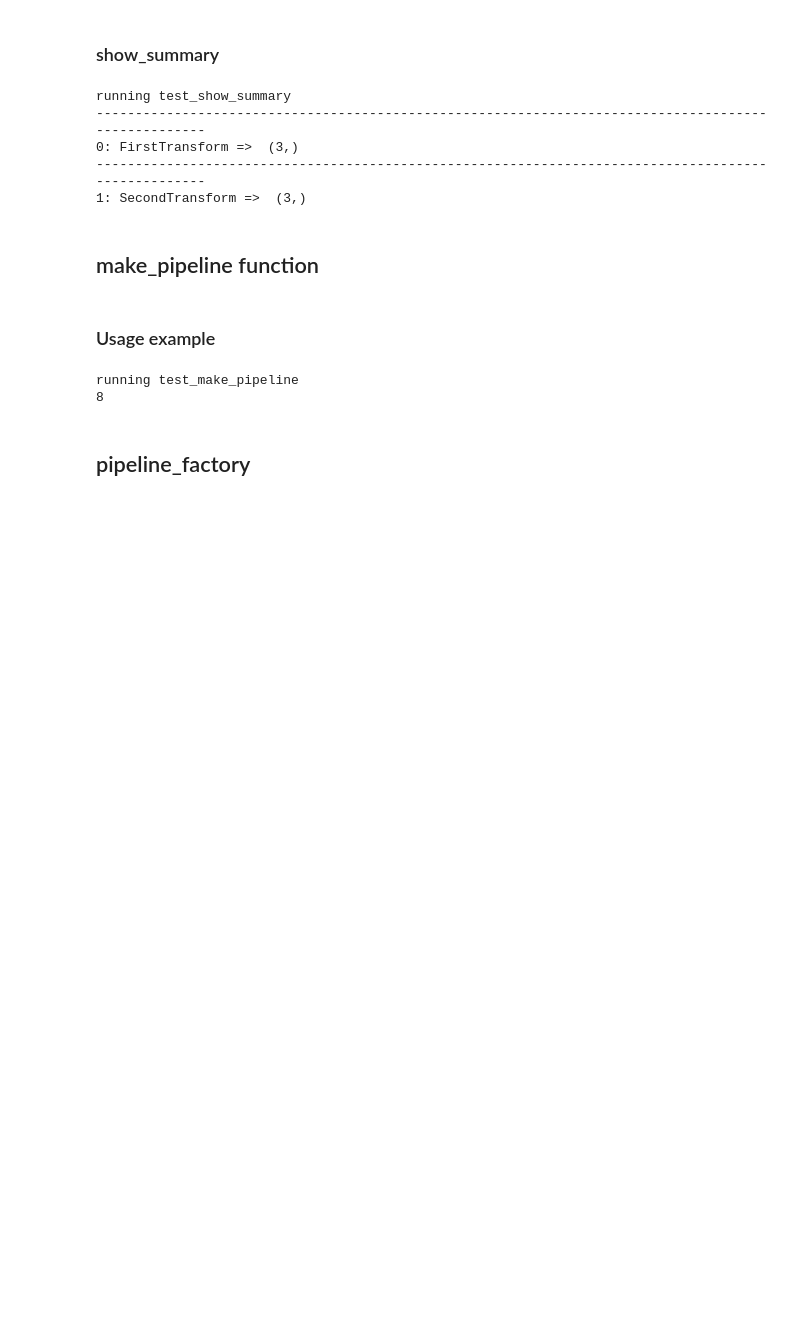
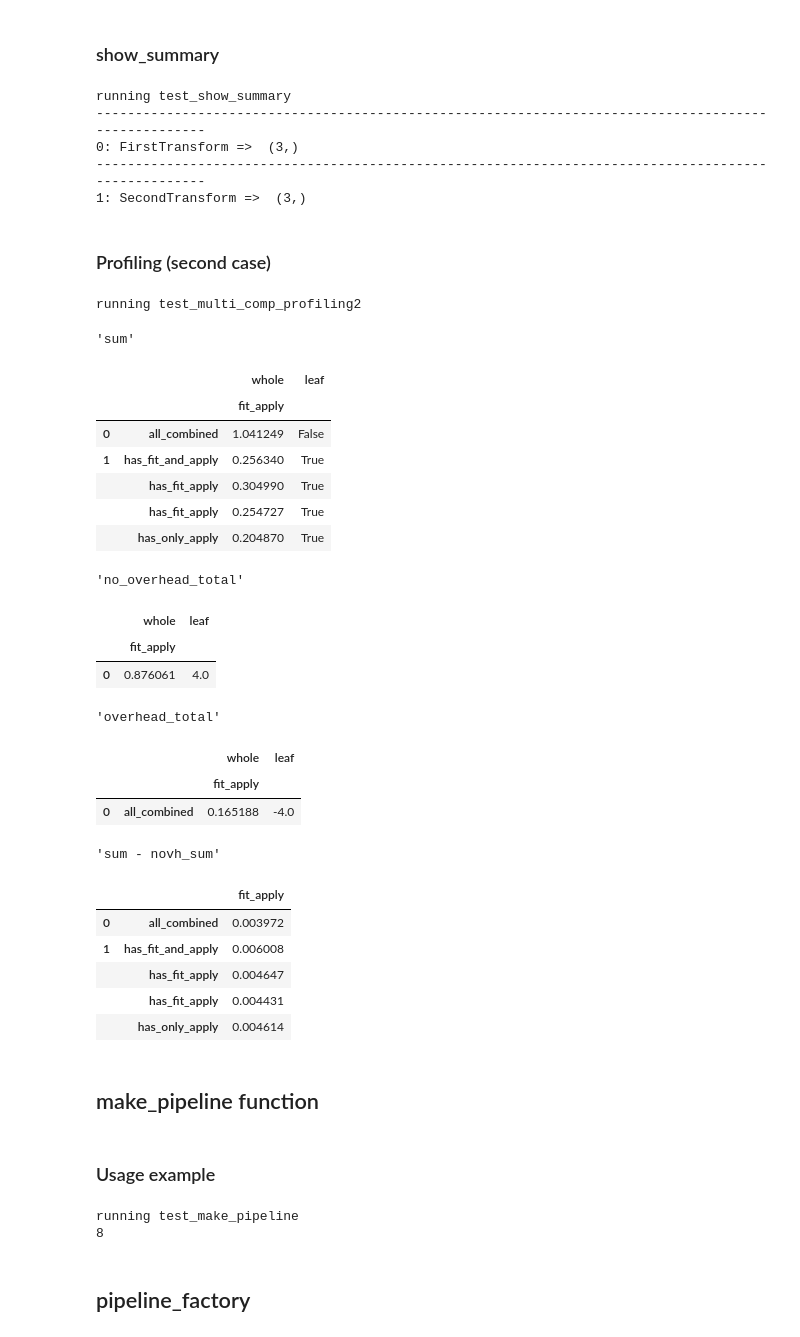
Before and after one commit to Jaume-JCI/ds-blocks, a Jupyter notebook: nbs/core/compose.ipynb, the cells around one changed output. Saved outputs shown, nothing was run; the diff lists cells and outputs as text; code cells hidden in the pictures; blank space fills up the shorter version.

Commit message:
Added test about profiling with fit and fit_apply

```diff
--- a/nbs/core/compose.ipynb
+++ b/nbs/core/compose.ipynb
@@ -2036,3 +2036,5 @@ running test_show_summary
 0: FirstTransform =>  (3,)
 ----------------------------------------------------------------------------------------------------
 1: SecondTransform =>  (3,)
+# %% [markdown]
+### Profiling (second case)
@@ -2039,3 +2106,30 @@ running test_show_summary
+# %%
+tst.run (test_multi_comp_profiling2, tag='dummy')
+# %% [output]
+running test_multi_comp_profiling2
+'sum'
+|  |  | whole | leaf |
+|  |  | fit_apply |  |
+| 0 | all_combined | 1.041249 | False |
+| 1 | has_fit_and_apply | 0.256340 | True |
+|  | has_fit_apply | 0.304990 | True |
+|  | has_fit_apply | 0.254727 | True |
+|  | has_only_apply | 0.204870 | True |
+'no_overhead_total'
+|  | whole | leaf |
+|  | fit_apply |  |
+| 0 | 0.876061 | 4.0 |
+'overhead_total'
+|  |  | whole | leaf |
+|  |  | fit_apply |  |
+| 0 | all_combined | 0.165188 | -4.0 |
+'sum - novh_sum'
+|  |  | fit_apply |
+| 0 | all_combined | 0.003972 |
+| 1 | has_fit_and_apply | 0.006008 |
+|  | has_fit_apply | 0.004647 |
+|  | has_fit_apply | 0.004431 |
+|  | has_only_apply | 0.004614 |
 # %% [markdown]
 ## make_pipeline function
 # %%
```
Also changed, not shown: parts of 1 cell of this notebook, 4 other files.
